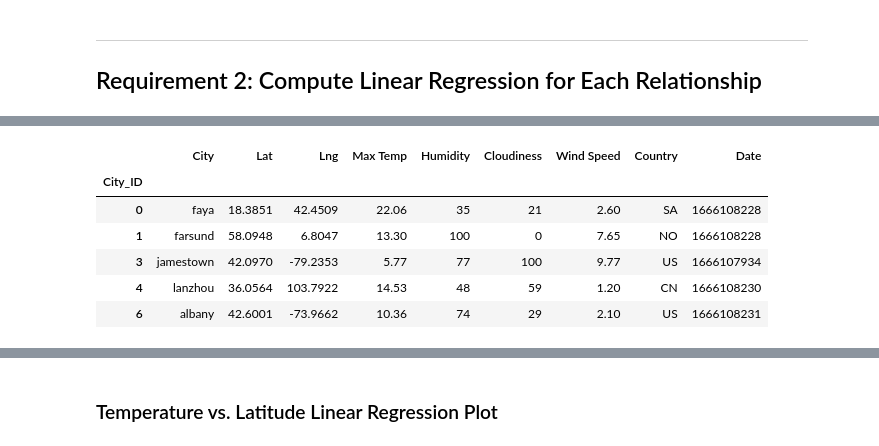
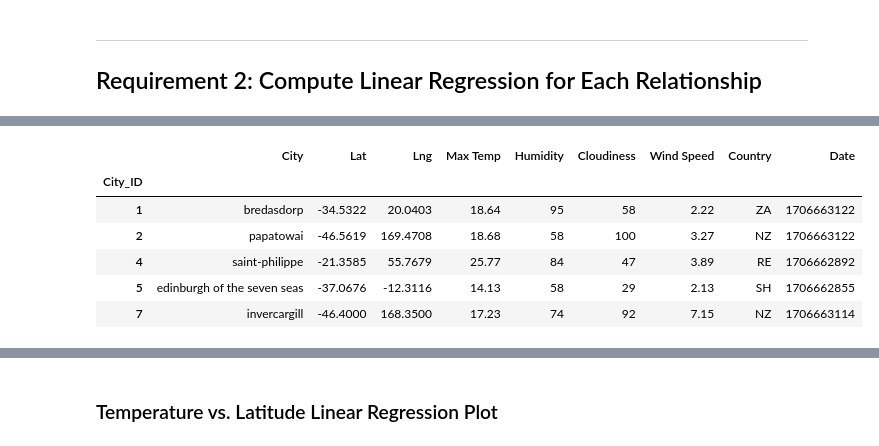
Before and after one commit to Gaddiel0327/python-api-challenge, a Jupyter notebook: WeatherPy/WeatherPy.ipynb, the cells around one changed output, grey strips where cells are left out. Cells and saved outputs as stored; diff of their text form; code cells hidden in the pictures.

```diff
--- a/WeatherPy/WeatherPy.ipynb
+++ b/WeatherPy/WeatherPy.ipynb
@@ -317,7 +332,4 @@ def linear_regression_plot(x_values, y_values):
 # %%
-# Convert city_data list to a DataFrame
-city_data_df = pd.DataFrame(city_data)
-
 # Filter the DataFrame for northern hemisphere (latitude >= 0)
 northern_hemi_df = city_data_df[city_data_df["Lat"] >= 0]
 
@@ -328,14 +346,14 @@ NameError: name 'pd' is not defined
 # %%
-# Create a DataFrame with the Northern Hemisphere data (Latitude >= 0)
-# YOUR CODE HERE
+# Create a DataFrame with the Southern Hemisphere data (Latitude < 0)
+southern_hemi_df = city_data_df[city_data_df["Lat"] < 0]
 
 # Display sample data
-northern_hemi_df.head()
+southern_hemi_df.head()
 # %% [output]
 |  | City | Lat | Lng | Max Temp | Humidity | Cloudiness | Wind Speed | Country | Date |
 | City_ID |  |  |  |  |  |  |  |  |  |
-| 0 | faya | 18.3851 | 42.4509 | 22.06 | 35 | 21 | 2.60 | SA | 1666108228 |
-| 1 | farsund | 58.0948 | 6.8047 | 13.30 | 100 | 0 | 7.65 | NO | 1666108228 |
-| 3 | jamestown | 42.0970 | -79.2353 | 5.77 | 77 | 100 | 9.77 | US | 1666107934 |
-| 4 | lanzhou | 36.0564 | 103.7922 | 14.53 | 48 | 59 | 1.20 | CN | 1666108230 |
-| 6 | albany | 42.6001 | -73.9662 | 10.36 | 74 | 29 | 2.10 | US | 1666108231 |
+| 1 | bredasdorp | -34.5322 | 20.0403 | 18.64 | 95 | 58 | 2.22 | ZA | 1706663122 |
+| 2 | papatowai | -46.5619 | 169.4708 | 18.68 | 58 | 100 | 3.27 | NZ | 1706663122 |
+| 4 | saint-philippe | -21.3585 | 55.7679 | 25.77 | 84 | 47 | 3.89 | RE | 1706662892 |
+| 5 | edinburgh of the seven seas | -37.0676 | -12.3116 | 14.13 | 58 | 29 | 2.13 | SH | 1706662855 |
+| 7 | invercargill | -46.4000 | 168.3500 | 17.23 | 74 | 92 | 7.15 | NZ | 1706663114 |
```
Also changed, not shown: parts of 36 cells of this notebook, 5 other files.
